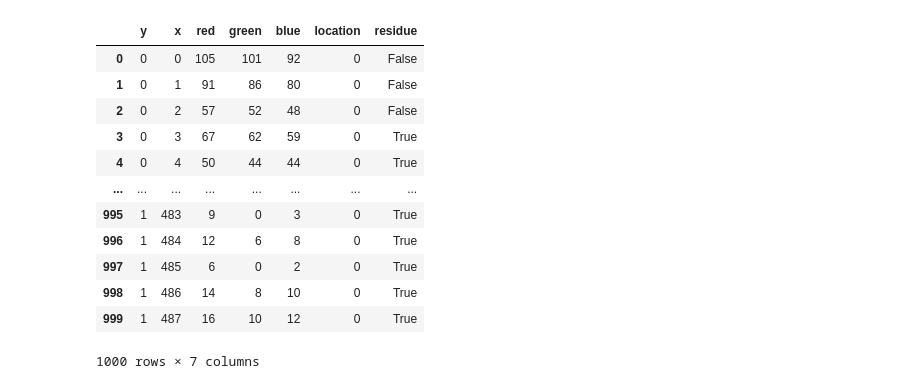
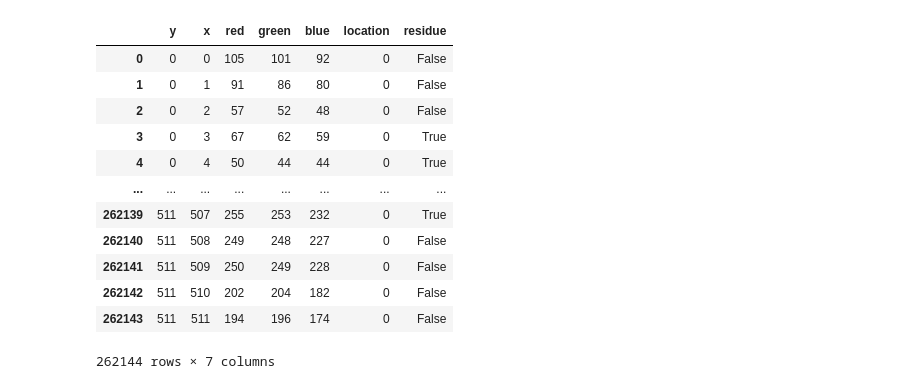
Before and after one commit to GrTravis2/AgAid_Hackathon_25, a Jupyter notebook: AgAID_Hackathon_25_Team_13_Crop_Residue.ipynb, the cells around one changed output. Cells and saved outputs as stored; diff of their text form; code cells hidden in the pictures.

```diff
--- a/AgAID_Hackathon_25_Team_13_Crop_Residue.ipynb
+++ b/AgAID_Hackathon_25_Team_13_Crop_Residue.ipynb
@@ -17,37 +20,37 @@ type(X)
 df = pd.read_csv("data.csv",
                  header=0,
                  usecols= [
                      "y",
                      "x",
                      "red",
                      "green",
                      "blue",
                      "location",
                      "residue",
                  ],
                  dtype= {
                      "y" : int,
                      "x" : int,
                      "red" : int,
                      "blue" : int,
                      "green" : int,
                      "location": int,
                      "resdiue" : bool
                  },
-                 nrows=1000
+                #nrows=1000
                  )
 df
 # %% [output]
 |  | y | x | red | green | blue | location | residue |
 | 0 | 0 | 0 | 105 | 101 | 92 | 0 | False |
 | 1 | 0 | 1 | 91 | 86 | 80 | 0 | False |
 | 2 | 0 | 2 | 57 | 52 | 48 | 0 | False |
 | 3 | 0 | 3 | 67 | 62 | 59 | 0 | True |
 | 4 | 0 | 4 | 50 | 44 | 44 | 0 | True |
 | ... | ... | ... | ... | ... | ... | ... | ... |
-| 995 | 1 | 483 | 9 | 0 | 3 | 0 | True |
-| 996 | 1 | 484 | 12 | 6 | 8 | 0 | True |
-| 997 | 1 | 485 | 6 | 0 | 2 | 0 | True |
-| 998 | 1 | 486 | 14 | 8 | 10 | 0 | True |
-| 999 | 1 | 487 | 16 | 10 | 12 | 0 | True |
+| 262139 | 511 | 507 | 255 | 253 | 232 | 0 | True |
+| 262140 | 511 | 508 | 249 | 248 | 227 | 0 | False |
+| 262141 | 511 | 509 | 250 | 249 | 228 | 0 | False |
+| 262142 | 511 | 510 | 202 | 204 | 182 | 0 | False |
+| 262143 | 511 | 511 | 194 | 196 | 174 | 0 | False |
-1000 rows × 7 columns
+262144 rows × 7 columns
```
Also changed, not shown: parts of 6 cells of this notebook.
